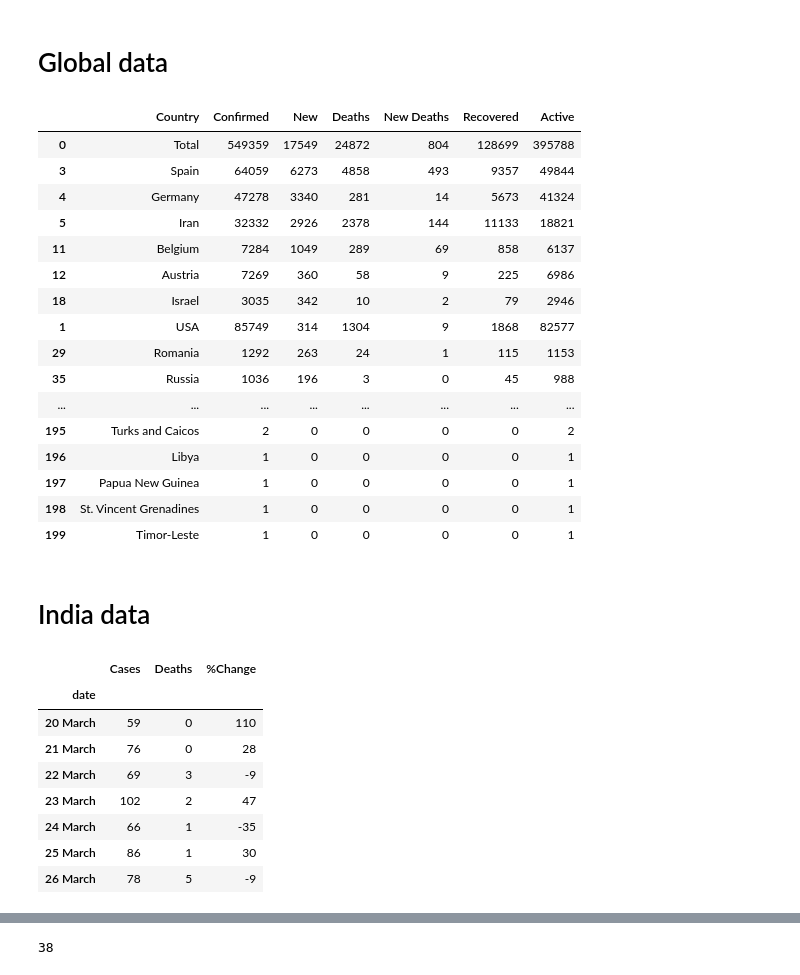
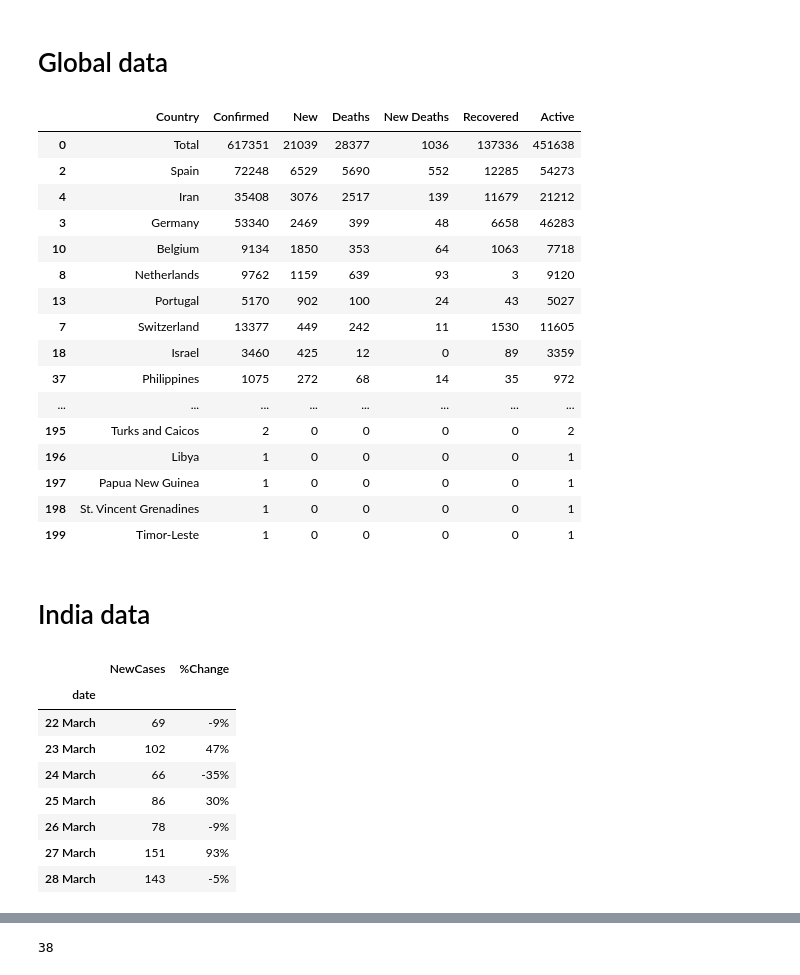
Before and after one commit to bhavsarpratik/covid19-tracker, a Jupyter notebook: notebooks/telegram.ipynb, the cells around one changed output, grey strips where cells are left out. Drawn from its saved outputs; the diff is of its cells as text; code cells hidden in the pictures.

Commit message:
time series

```diff
--- a/notebooks/telegram.ipynb
+++ b/notebooks/telegram.ipynb
@@ -45,44 +45,44 @@ class TelegramMessenger:
 # %%
 def get_data():
     url = 'https://www.worldometers.info/coronavirus'
     page = requests.get(url)
     doc = lh.fromstring(page.content)
     tr_elements = doc.xpath('//*[@id="main_table_countries_today"]/tbody[1]')
     rows = []
     #For each row, store each first element (header) and an empty list
     for t in tr_elements[0]:
         row = [x.text_content() for x in t.findall('td')[:-1]]
         rows.append(row)
 
     columns = ['Country', 'Confirmed', 'New', 'Deaths',
-               'New Deaths', 'Recovered', 'Active', 'x', 'x']
+               'New Deaths', 'Recovered', 'Active', 'x', 'x', 'x']
     df = pd.DataFrame(rows, columns=columns)
-    df = df.astype(str).replace('', 0).iloc[:, :-2]
+    df = df.astype(str).replace('', 0).iloc[:, :-3]
 
     for col in df.columns[1:]:
         df[col] = df[col].str.replace(' ', '').replace(
             ',', '', regex=True).replace('+', '').apply(pd.to_numeric).fillna(0).astype(int)
 
     df = df.sort_values(['New', 'Confirmed'], ascending=False)
     total = df.sum().values
     total[0] = 'Total'
     return pd.concat([pd.DataFrame([total], columns=df.columns), df])
 
 
 df = get_data()
 df.head(300)
 # %% [output]
 |  | Country | Confirmed | New | Deaths | New Deaths | Recovered | Active |
-| 0 | Total | 549359 | 17549 | 24872 | 804 | 128699 | 395788 |
-| 3 | Spain | 64059 | 6273 | 4858 | 493 | 9357 | 49844 |
-| 4 | Germany | 47278 | 3340 | 281 | 14 | 5673 | 41324 |
-| 5 | Iran | 32332 | 2926 | 2378 | 144 | 11133 | 18821 |
-| 11 | Belgium | 7284 | 1049 | 289 | 69 | 858 | 6137 |
-| 12 | Austria | 7269 | 360 | 58 | 9 | 225 | 6986 |
-| 18 | Israel | 3035 | 342 | 10 | 2 | 79 | 2946 |
-| 1 | USA | 85749 | 314 | 1304 | 9 | 1868 | 82577 |
-| 29 | Romania | 1292 | 263 | 24 | 1 | 115 | 1153 |
-| 35 | Russia | 1036 | 196 | 3 | 0 | 45 | 988 |
+| 0 | Total | 617351 | 21039 | 28377 | 1036 | 137336 | 451638 |
+| 2 | Spain | 72248 | 6529 | 5690 | 552 | 12285 | 54273 |
+| 4 | Iran | 35408 | 3076 | 2517 | 139 | 11679 | 21212 |
+| 3 | Germany | 53340 | 2469 | 399 | 48 | 6658 | 46283 |
+| 10 | Belgium | 9134 | 1850 | 353 | 64 | 1063 | 7718 |
+| 8 | Netherlands | 9762 | 1159 | 639 | 93 | 3 | 9120 |
+| 13 | Portugal | 5170 | 902 | 100 | 24 | 43 | 5027 |
+| 7 | Switzerland | 13377 | 449 | 242 | 11 | 1530 | 11605 |
+| 18 | Israel | 3460 | 425 | 12 | 0 | 89 | 3359 |
+| 37 | Philippines | 1075 | 272 | 68 | 14 | 35 | 972 |
 | ... | ... | ... | ... | ... | ... | ... | ... |
 | 195 | Turks and Caicos | 2 | 0 | 0 | 0 | 0 | 2 |
 | 196 | Libya | 1 | 0 | 0 | 0 | 0 | 1 |
@@ -92,27 +92,28 @@ df.head(300)
 # %% [markdown]
 # India data
 # %%
-def get_time_series():
+def get_newcases_time_series():
     url = 'https://api.covid19india.org/data.json'
     page = requests.get(url)
-    df = pd.DataFrame(json.loads(page.content)['cases_time_series']).dropna().set_index('date')
-    df = df.iloc[-10:-1,:2]
-#     df.loc["Total"] = df.sum()
-    df.columns = ['Cases', 'Deaths']
+    df = pd.DataFrame(json.loads(page.content)[
+                      'cases_time_series']).dropna().set_index('date')
+    df = df.iloc[-10:, :1]
+    # df.loc["Total"] = df.sum()
+    df.columns = ['NewCases']
     df = df.astype(int)
-    df['%Change'] = df.Cases.pct_change()*100
+    df['%Change'] = df.NewCases.pct_change()*100
     df = df[-7:]
-    df['%Change'] = df['%Change'].astype(int)
+    df['%Change'] = df['%Change'].astype(int).round(2).apply(lambda x: f'{x}%')
     return df
 
-get_time_series()
+get_newcases_time_series()
 # %% [output]
-|  | Cases | Deaths | %Change |
-| date |  |  |  |
-| 20 March | 59 | 0 | 110 |
-| 21 March | 76 | 0 | 28 |
-| 22 March | 69 | 3 | -9 |
-| 23 March | 102 | 2 | 47 |
-| 24 March | 66 | 1 | -35 |
-| 25 March | 86 | 1 | 30 |
-| 26 March | 78 | 5 | -9 |
+|  | NewCases | %Change |
+| date |  |  |
+| 22 March | 69 | -9% |
+| 23 March | 102 | 47% |
+| 24 March | 66 | -35% |
+| 25 March | 86 | 30% |
+| 26 March | 78 | -9% |
+| 27 March | 151 | 93% |
+| 28 March | 143 | -5% |
```
Also changed, not shown: parts of 2 cells of this notebook, 2 other files.
